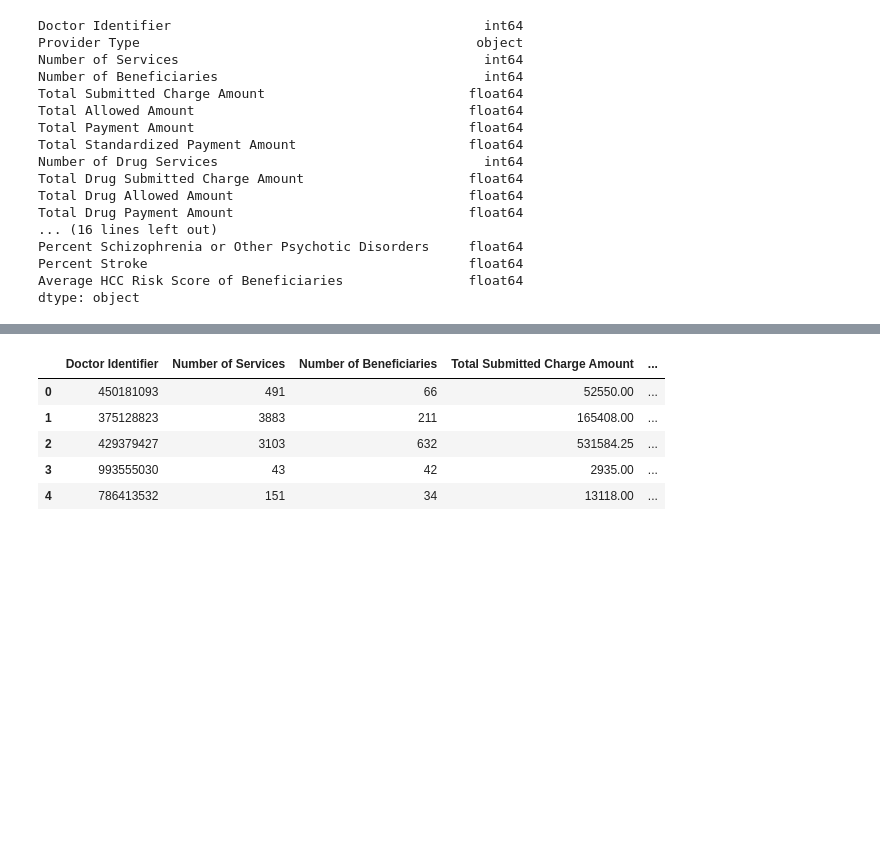
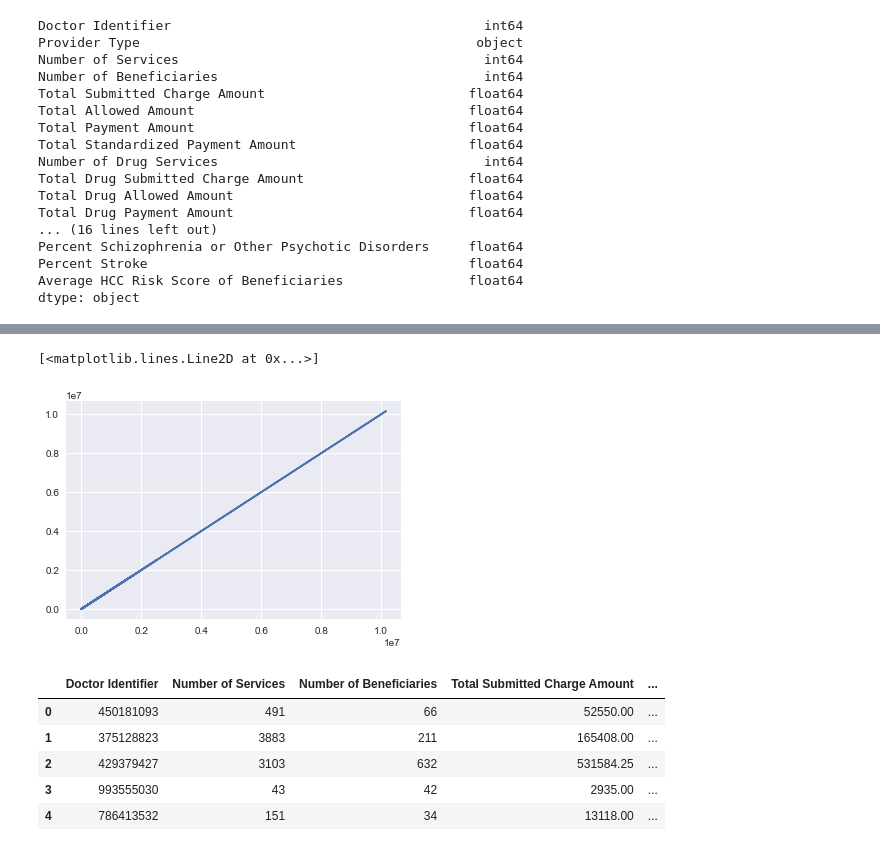
Before and after one commit to amerch/ComputeFest-Data-Challenge, a Jupyter notebook: EDA.ipynb, the cells around one changed output, grey strips where cells are left out. Saved outputs shown, nothing was run; the diff lists cells and outputs as text; code cells hidden in the pictures; blank space fills up the shorter version.

```diff
--- a/EDA.ipynb
+++ b/EDA.ipynb
@@ -58,3 +78,8 @@ dtype: object
+# %%
+plt.plot(df_ohe['Total Drug Payment Amount '].values, df_ohe['Total Drug Standardized Payment Amount'].values)
+# %% [output]
+[<matplotlib.lines.Line2D at 0x...>]
+[figure, added]
 # %%
 # one hot encode the provider type
 # np.unique(df['Provider Type'].values).size
```
Also changed, not shown: parts of 8 cells of this notebook.
